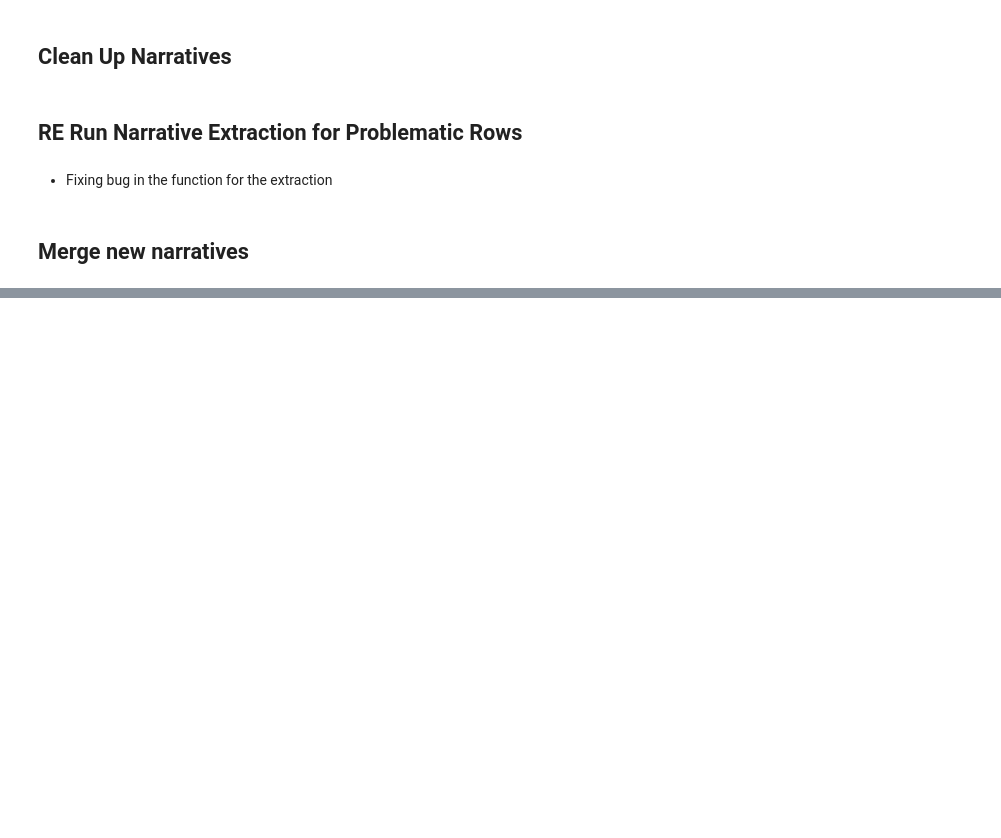
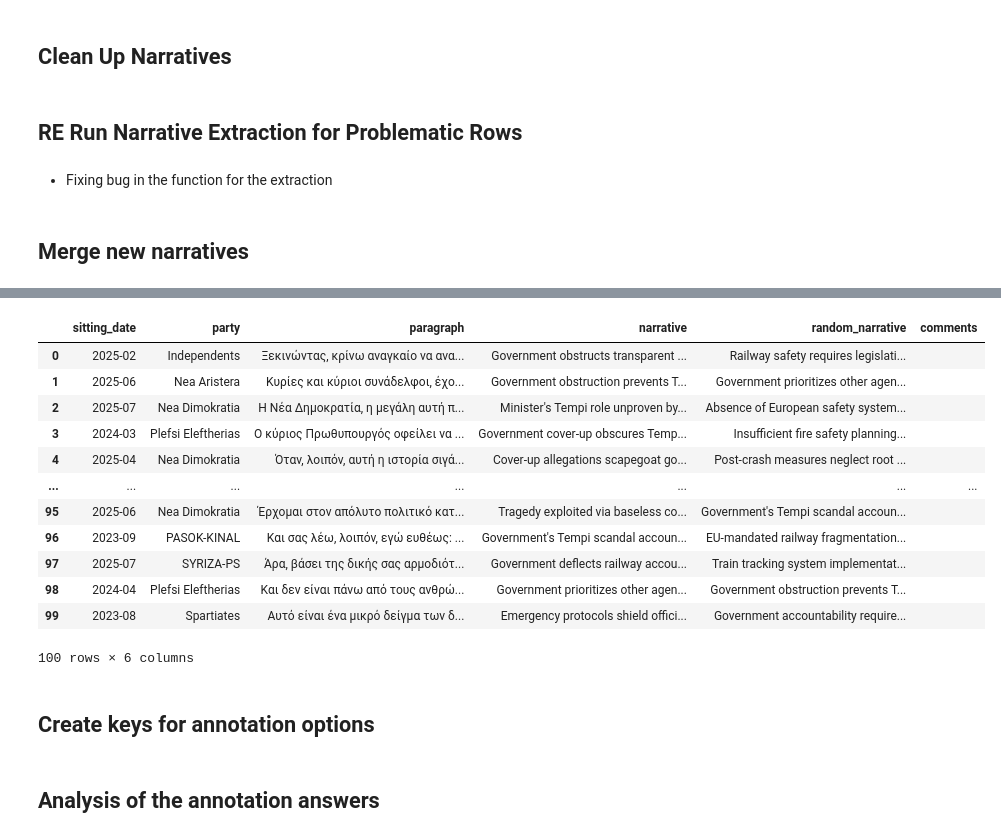
Before and after one commit to thomastsel1/Parliament_Narratives, a Jupyter notebook: 01_cake_clustering.ipynb, the cells around one changed output, grey strips where cells are left out. Cells and saved outputs as stored; diff of their text form; code cells hidden in the pictures; blank space fills up the shorter version.

Commit message:
Creation of an annotation task and update of gitignore

```diff
--- a/01_cake_clustering.ipynb
+++ b/01_cake_clustering.ipynb
@@ -2613,0 +2616,4 @@ print(f"Saved {len(actual_narratives_df)}")
+# %%
+import pandas as pd
+narratives = pd.read_csv('./out_files/06_tempi_df_R1_final_narratives.csv', encoding='utf-8-sig')
+narratives.info()
@@ -2613,0 +2683,47 @@ print(f"Saved {len(actual_narratives_df)}")
+# %%
+import random
+
+# 3. Sample 100 rows from this newly filtered, safe pool
+annotation = valid_pool.sample(100, random_state=42)
+
+# --- NEW STEP: Add the random wrong narrative ---
+# Get a list of all 100 narratives currently in your sample
+pool_of_narratives = annotation['narrative'].tolist()
+
+def pick_random_wrong_narrative(correct_narrative):
+    # Filter out the correct narrative so we only have wrong options left
+    wrong_options = [n for n in pool_of_narratives if n != correct_narrative]
+
+    # Pick a random narrative from the remaining options
+    return random.choice(wrong_options)
+
+# Apply the function to create the new column
+annotation['random_narrative'] = annotation['narrative'].apply(pick_random_wrong_narrative)
+# ------------------------------------------------
+
+# 4. Format your final dataframe
+# Note: I added 'random_narrative' to your column selection list here
+annotation = annotation[['sitting_date', 'party', 'paragraph', 'narrative', 'random_narrative']]
+annotation['comments'] = ''
+
+# 5. Clean up the index and export to CSV
+annotation = annotation.reset_index(drop=True)
+annotation.to_csv('./out_files/annotation/01_narratives_annotation.csv', encoding='utf-8-sig')
+
+annotation
+# %% [output]
+|  | sitting_date | party | paragraph | narrative | random_narrative | comments |
+| 0 | 2025-02 | Independents | Ξεκινώντας, κρίνω αναγκαίο να ανα... | Government obstructs transparent ... | Railway safety requires legislati... |  |
+| 1 | 2025-06 | Nea Aristera | Κυρίες και κύριοι συνάδελφοι, έχο... | Government obstruction prevents T... | Government prioritizes other agen... |  |
+| 2 | 2025-07 | Nea Dimokratia | Η Νέα Δημοκρατία, η μεγάλη αυτή π... | Minister's Tempi role unproven by... | Absence of European safety system... |  |
+| 3 | 2024-03 | Plefsi Eleftherias | Ο κύριος Πρωθυπουργός οφείλει να ... | Government cover-up obscures Temp... | Insufficient fire safety planning... |  |
+| 4 | 2025-04 | Nea Dimokratia | Όταν, λοιπόν, αυτή η ιστορία σιγά... | Cover-up allegations scapegoat go... | Post-crash measures neglect root ... |  |
+| ... | ... | ... | ... | ... | ... | ... |
+| 95 | 2025-06 | Nea Dimokratia | Έρχομαι στον απόλυτο πολιτικό κατ... | Tragedy exploited via baseless co... | Government's Tempi scandal accoun... |  |
+| 96 | 2023-09 | PASOK-KINAL | Και σας λέω, λοιπόν, εγώ ευθέως: ... | Government's Tempi scandal accoun... | EU-mandated railway fragmentation... |  |
+| 97 | 2025-07 | SYRIZA-PS | Άρα, βάσει της δικής σας αρμοδιότ... | Government deflects railway accou... | Train tracking system implementat... |  |
+| 98 | 2024-04 | Plefsi Eleftherias | Και δεν είναι πάνω από τους ανθρώ... | Government prioritizes other agen... | Government obstruction prevents T... |  |
+| 99 | 2023-08 | Spartiates | Αυτό είναι ένα μικρό δείγμα των δ... | Emergency protocols shield offici... | Government accountability require... |  |
+100 rows × 6 columns
+# %% [markdown]
+## Create keys for annotation options
@@ -2613,0 +2792,2 @@ print(f"Saved {len(actual_narratives_df)}")
+# %% [markdown]
+## Analysis of the annotation answers
```
Also changed, not shown: parts of 8 cells of this notebook, 3 other files.
